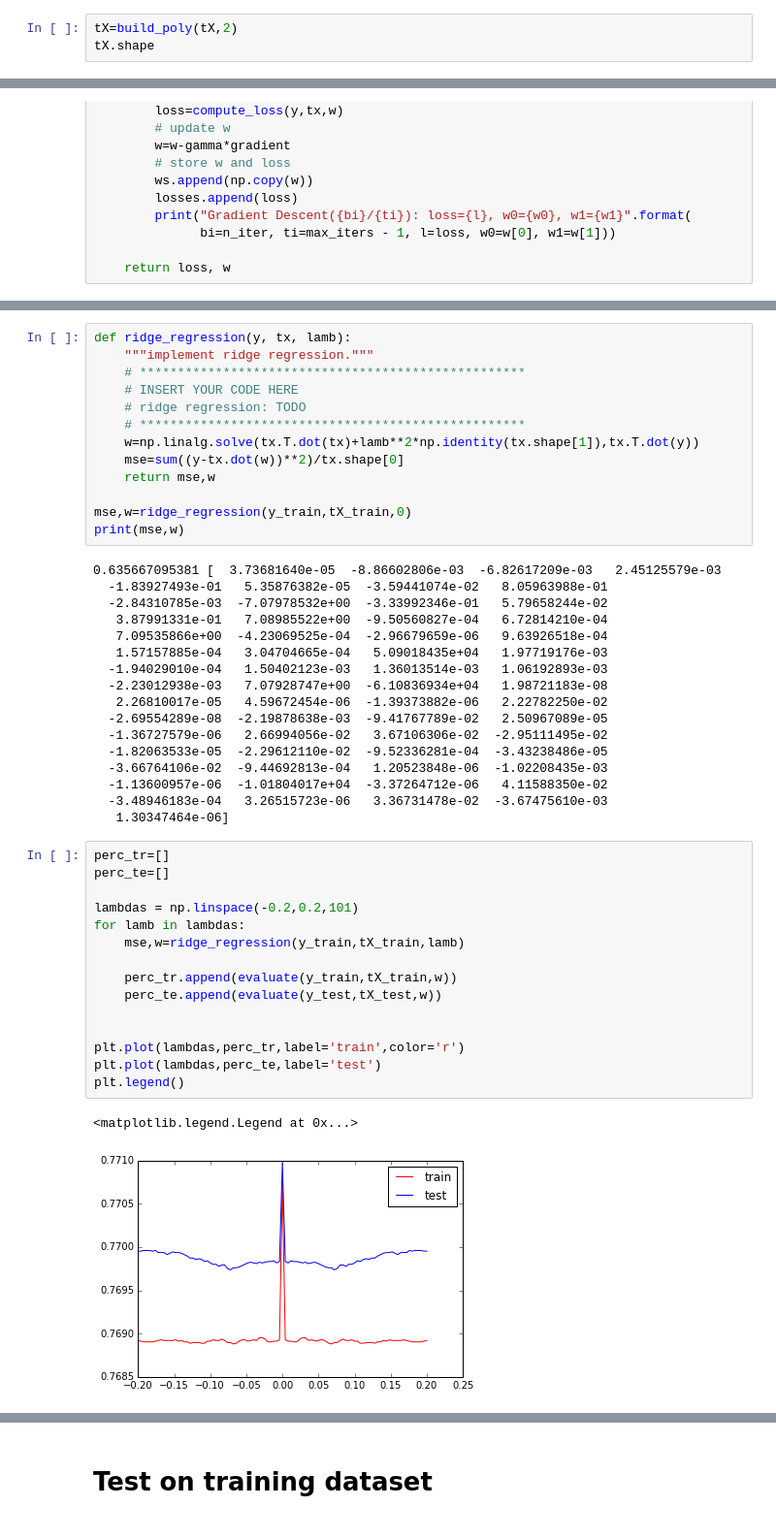
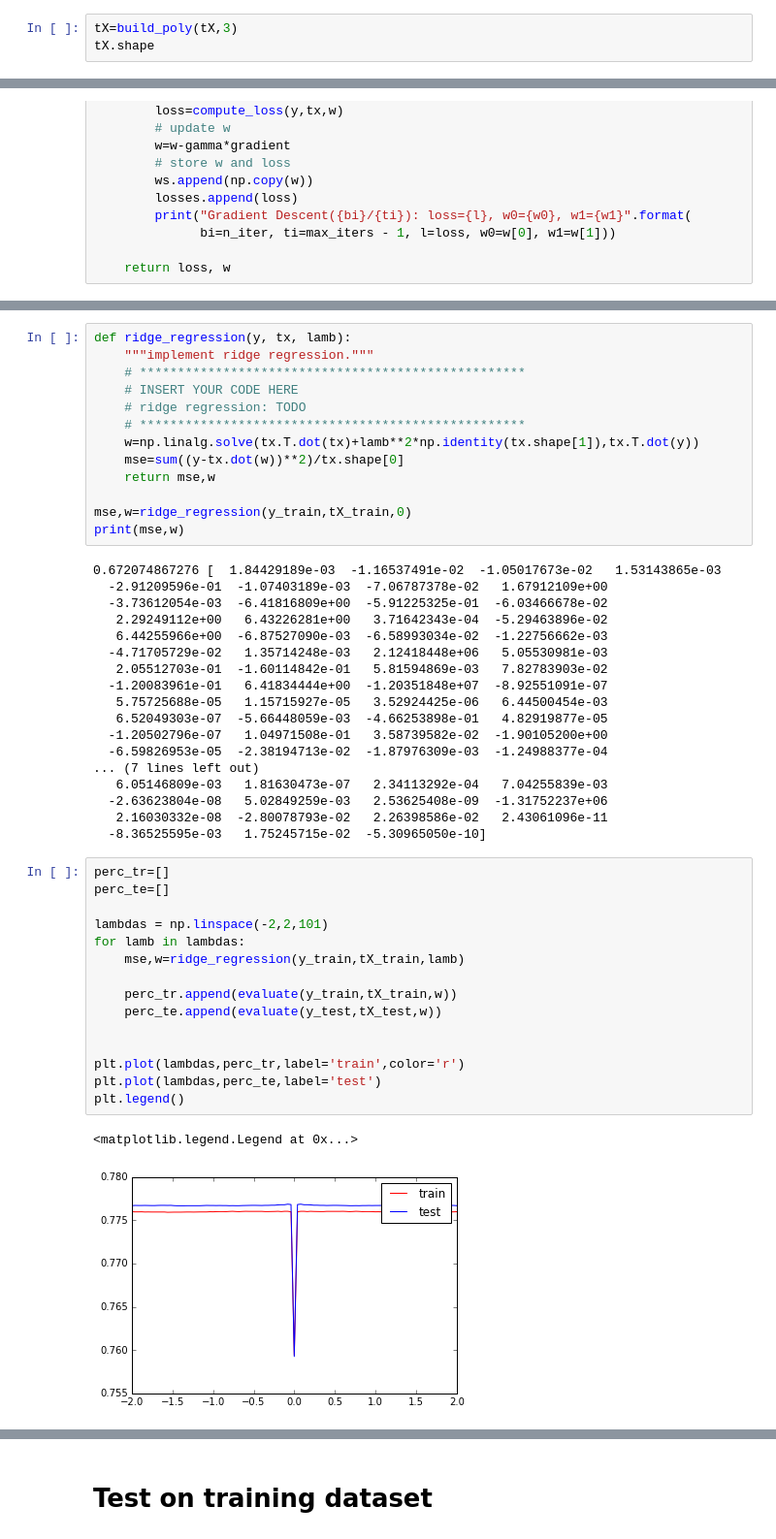
Before and after one commit to deatinor/MachineLearningP1, a Jupyter notebook: scripts/project1.ipynb, the cells around one changed output, grey strips where cells are left out. Shown at 97% size. Drawn from its saved outputs; the diff is of its cells as text.

```diff
--- a/scripts/project1.ipynb
+++ b/scripts/project1.ipynb
@@ -206,6 +206,6 @@ def build_poly(tX,degree,ones=True):
         tX=np.concatenate((tX,tX[:,range(30)]**i),axis=1)
     return tX
 # %%
-tX=build_poly(tX,2)
+tX=build_poly(tX,3)
 tX.shape
 # %% [output]
@@ -400,40 +400,41 @@ def ridge_regression(y, tx, lamb):
 mse,w=ridge_regression(y_train,tX_train,0)
 print(mse,w)
 # %% [output]
-0.635667095381 [  3.73681640e-05  -8.86602806e-03  -6.82617209e-03   2.45125579e-03
-  -1.83927493e-01   5.35876382e-05  -3.59441074e-02   8.05963988e-01
-  -2.84310785e-03  -7.07978532e+00  -3.33992346e-01   5.79658244e-02
-   3.87991331e-01   7.08985522e+00  -9.50560827e-04   6.72814210e-04
-   7.09535866e+00  -4.23069525e-04  -2.96679659e-06   9.63926518e-04
-   1.57157885e-04   3.04704665e-04   5.09018435e+04   1.97719176e-03
-  -1.94029010e-04   1.50402123e-03   1.36013514e-03   1.06192893e-03
-  -2.23012938e-03   7.07928747e+00  -6.10836934e+04   1.98721183e-08
-   2.26810017e-05   4.59672454e-06  -1.39373882e-06   2.22782250e-02
-  -2.69554289e-08  -2.19878638e-03  -9.41767789e-02   2.50967089e-05
-  -1.36727579e-06   2.66994056e-02   3.67106306e-02  -2.95111495e-02
-  -1.82063533e-05  -2.29612110e-02  -9.52336281e-04  -3.43238486e-05
-  -3.66764106e-02  -9.44692813e-04   1.20523848e-06  -1.02208435e-03
-  -1.13600957e-06  -1.01804017e+04  -3.37264712e-06   4.11588350e-02
-  -3.48946183e-04   3.26515723e-06   3.36731478e-02  -3.67475610e-03
-   1.30347464e-06]
+0.672074867276 [  1.84429189e-03  -1.16537491e-02  -1.05017673e-02   1.53143865e-03
+  -2.91209596e-01  -1.07403189e-03  -7.06787378e-02   1.67912109e+00
+  -3.73612054e-03  -6.41816809e+00  -5.91225325e-01  -6.03466678e-02
+   2.29249112e+00   6.43226281e+00   3.71642343e-04  -5.29463896e-02
+   6.44255966e+00  -6.87527090e-03  -6.58993034e-02  -1.22756662e-03
+  -4.71705729e-02   1.35714248e-03   2.12418448e+06   5.05530981e-03
+   2.05512703e-01  -1.60114842e-01   5.81594869e-03   7.82783903e-02
+  -1.20083961e-01   6.41834444e+00  -1.20351848e+07  -8.92551091e-07
+   5.75725688e-05   1.15715927e-05   3.52924425e-06   6.44500454e-03
+   6.52049303e-07  -5.66448059e-03  -4.66253898e-01   4.82919877e-05
+  -1.20502796e-07   1.04971508e-01   3.58739582e-02  -1.90105200e+00
+  -6.59826953e-05  -2.38194713e-02  -1.87976309e-03  -1.24988377e-04
+... (7 lines left out)
+   6.05146809e-03   1.81630473e-07   2.34113292e-04   7.04255839e-03
+  -2.63623804e-08   5.02849259e-03   2.53625408e-09  -1.31752237e+06
+   2.16030332e-08  -2.80078793e-02   2.26398586e-02   2.43061096e-11
+  -8.36525595e-03   1.75245715e-02  -5.30965050e-10]
 # %%
 perc_tr=[]
 perc_te=[]
 
-lambdas = np.linspace(-0.2,0.2,101)
+lambdas = np.linspace(-2,2,101)
 for lamb in lambdas:
     mse,w=ridge_regression(y_train,tX_train,lamb)
 
     perc_tr.append(evaluate(y_train,tX_train,w))
     perc_te.append(evaluate(y_test,tX_test,w))
 
 
 plt.plot(lambdas,perc_tr,label='train',color='r')
 plt.plot(lambdas,perc_te,label='test')
 plt.legend()
 # %% [output]
 <matplotlib.legend.Legend at 0x...>
-[figure, old version]
+[figure, new version]
 # %%
 # Basic implementation of logistic regression using the least squares
 def logistic_regression(y,tx,tx_test,threshold=0.5):
```
Also changed, not shown: parts of 7 cells of this notebook.
